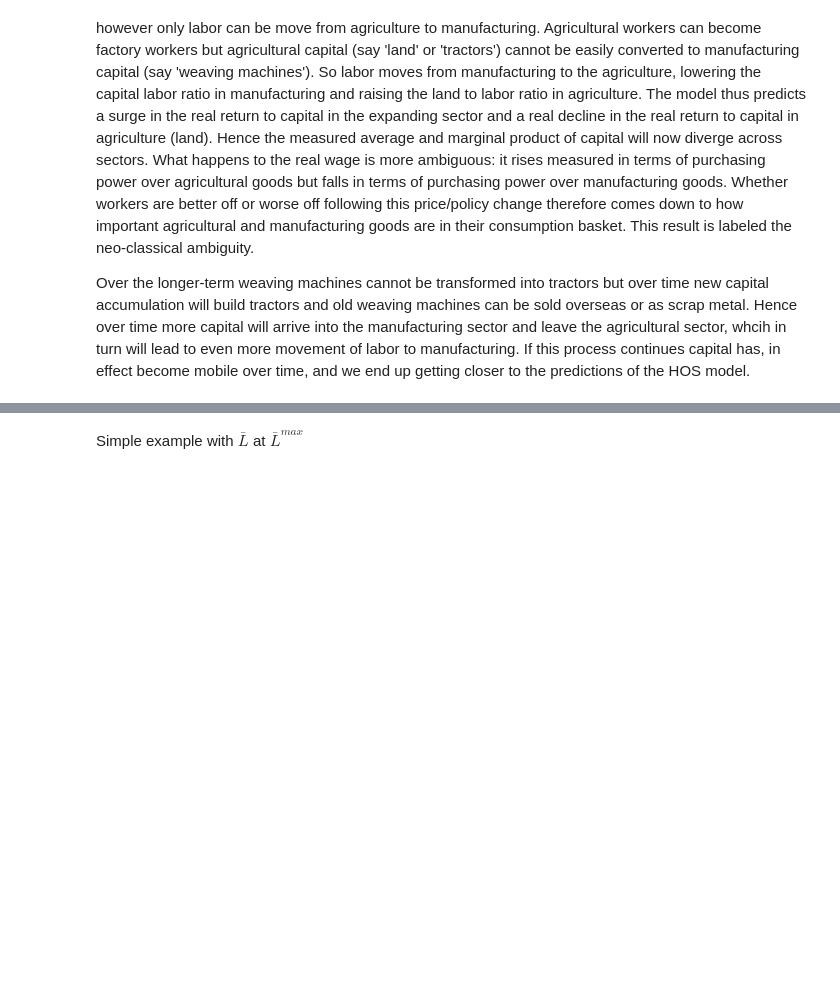
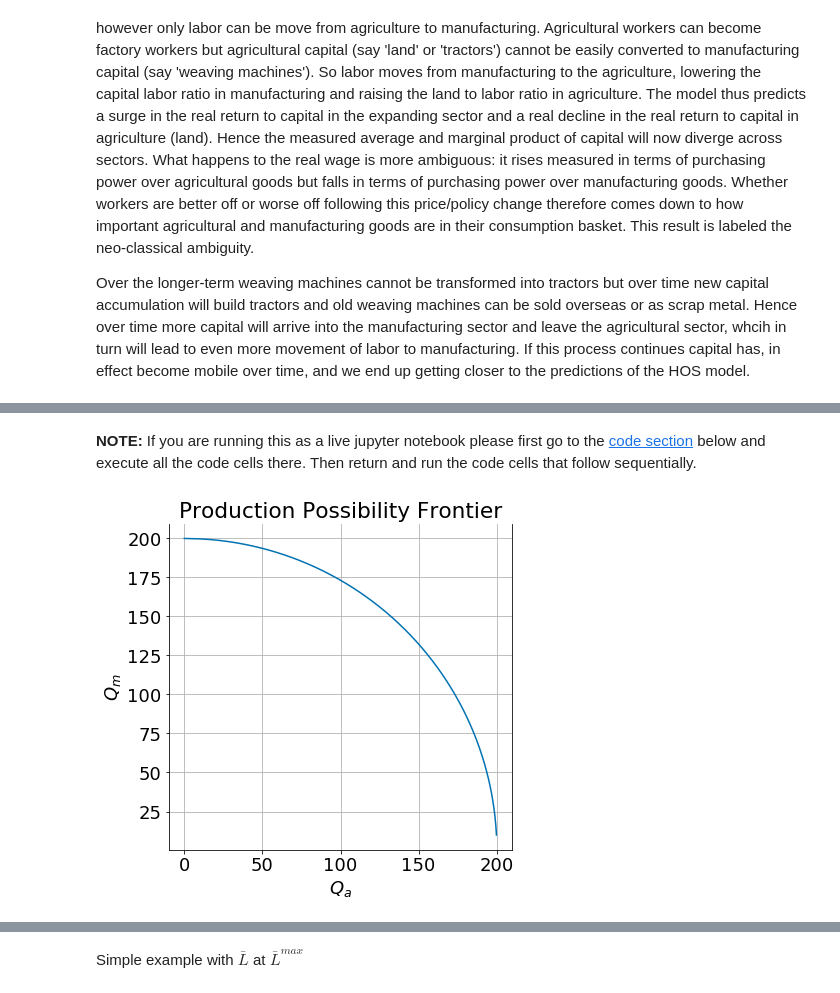
Before and after one commit to jhconning/Dev-II, a Jupyter notebook: notebooks/SFM.ipynb, the cells around one changed output, grey strips where cells are left out. Drawn from its saved outputs; the diff is of its cells as text; code cells hidden in the pictures; blank space fills up the shorter version.

Commit message:
new SFM with matplotlib
Same notebook as in Eco340 site

```diff
--- a/notebooks/SFM.ipynb
+++ b/notebooks/SFM.ipynb
@@ -44,0 +58,6 @@ Loading BokehJS ...
+# %% [markdown]
+**NOTE:** If you are running this as a live jupyter notebook please first go to the [code section](#codesection) below and execute all the code cells there. Then return and run the code cells that follow sequentially.
+# %%
+ppf(Tbar=100, Kbar=100, Lbar=400)
+# %% [output]
+[figure, added]
```
Also changed, not shown: parts of 81 cells of this notebook.
